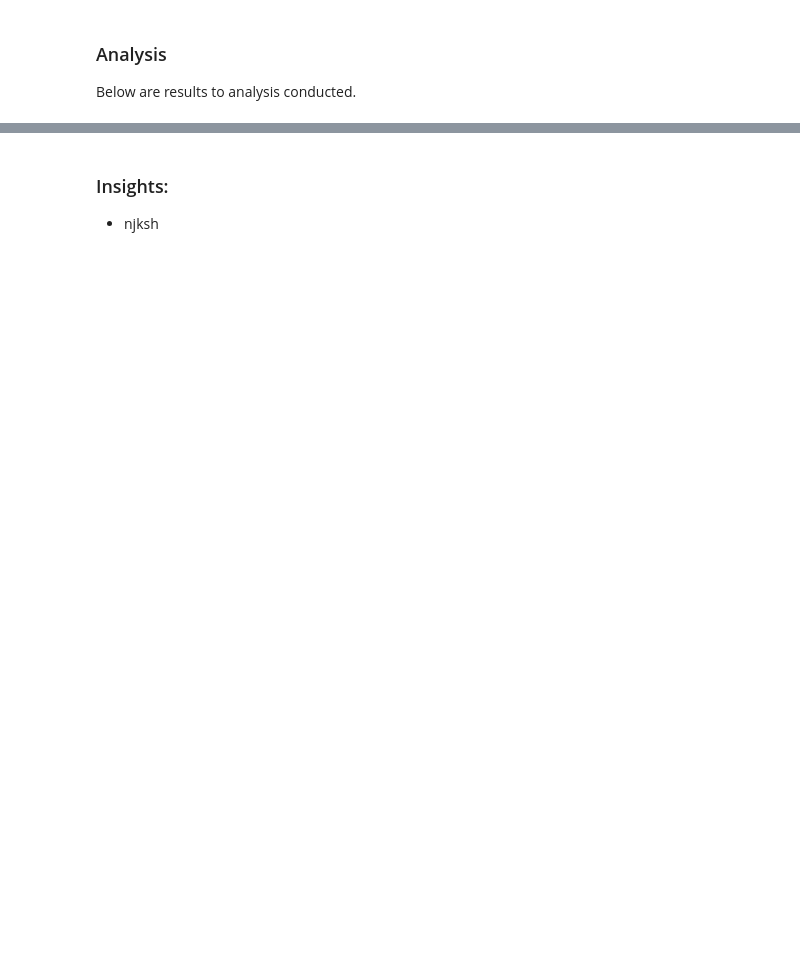
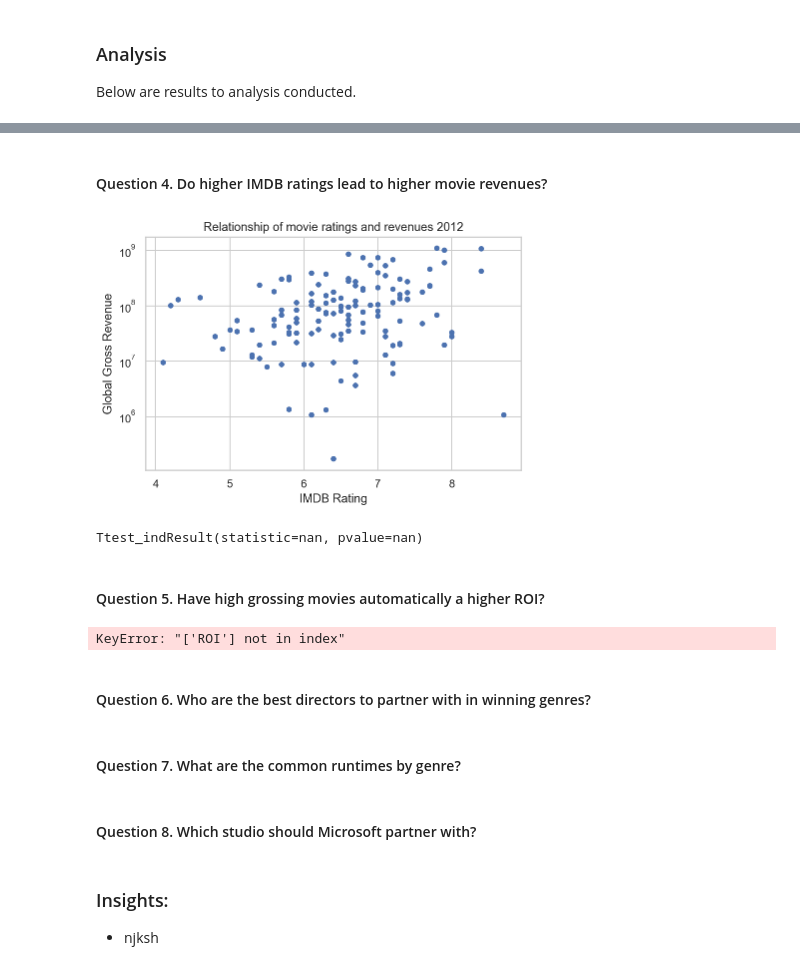
Before and after one commit to Reginald13/FirstProject, a Jupyter notebook: Presentation notebook.ipynb, the cells around one changed output, grey strips where cells are left out. Drawn from its saved outputs; the diff is of its cells as text; code cells hidden in the pictures; blank space fills up the shorter version.

```diff
--- a/Presentation notebook.ipynb
+++ b/Presentation notebook.ipynb
@@ -115,3 +180,44 @@ Below are results to analysis conducted.
+# %% [markdown]
+#### Question 4. Do higher IMDB ratings lead to higher movie revenues?
+# %%
+# Plot relationship of movie ratings and gross revenues 2012
+popularity_revenue_relationship = df[df.year == 2012]
+popularity_revenue_relationship.plot(x='averagerating', y = ['total_gross'], kind = 'scatter',logy=True, color='b')
+plt.title("Relationship of movie ratings and revenues 2012")
+plt.xlabel("IMDB Rating")
+plt.ylabel("Global Gross Revenue")
+plt.show()
+
+# Statistical relevance test of relationships
+from scipy.stats import ttest_ind
+ttest_ind(popularity_revenue_relationship['total_gross'], popularity_revenue_relationship['averagerating'])
+# %% [output]
+[figure, added]
+Ttest_indResult(statistic=nan, pvalue=nan)
+# %% [markdown]
+#### Question 5. Have high grossing movies automatically a higher ROI?
+# %%
+# Plot relationship of gross revenues and ROI 2012
+highly_rated_movies.plot(x='total_gross', y = ['ROI'], kind = 'scatter', color='b')
+plt.title("Relationship of genre gross revenue and ROI 2012")
+plt.xlabel("Gross revenue in bn USD")
+plt.ylabel("ROI")
+plt.show()
+
+# Statistical relevance test of relationships
+print(ttest_ind(highly_rated_movies['ROI'], highly_rated_movies['total_gross']))
+
+# Effect size
+cohens_d = (mean(highly_rated_movies.total_gross) - mean(highly_rated_movies.ROI)) / (sqrt((stdev(highly_rated_movies.total_gross) ** 2 + stdev(highly_rated_movies.ROI) ** 2) / 2))
+print(cohens_d)
+# %% [output]
+KeyError: "['ROI'] not in index"
+# %% [markdown]
+#### Question 6. Who are the best directors to partner with in winning genres?
+# %% [markdown]
+#### Question 7. What are the common runtimes by genre?
+# %% [markdown]
+#### Question 8. Which studio should Microsoft partner with?
 # %% [markdown]
 ### Insights:
 * njksh
```
Also changed, not shown: parts of 17 cells of this notebook, 1 other file.
